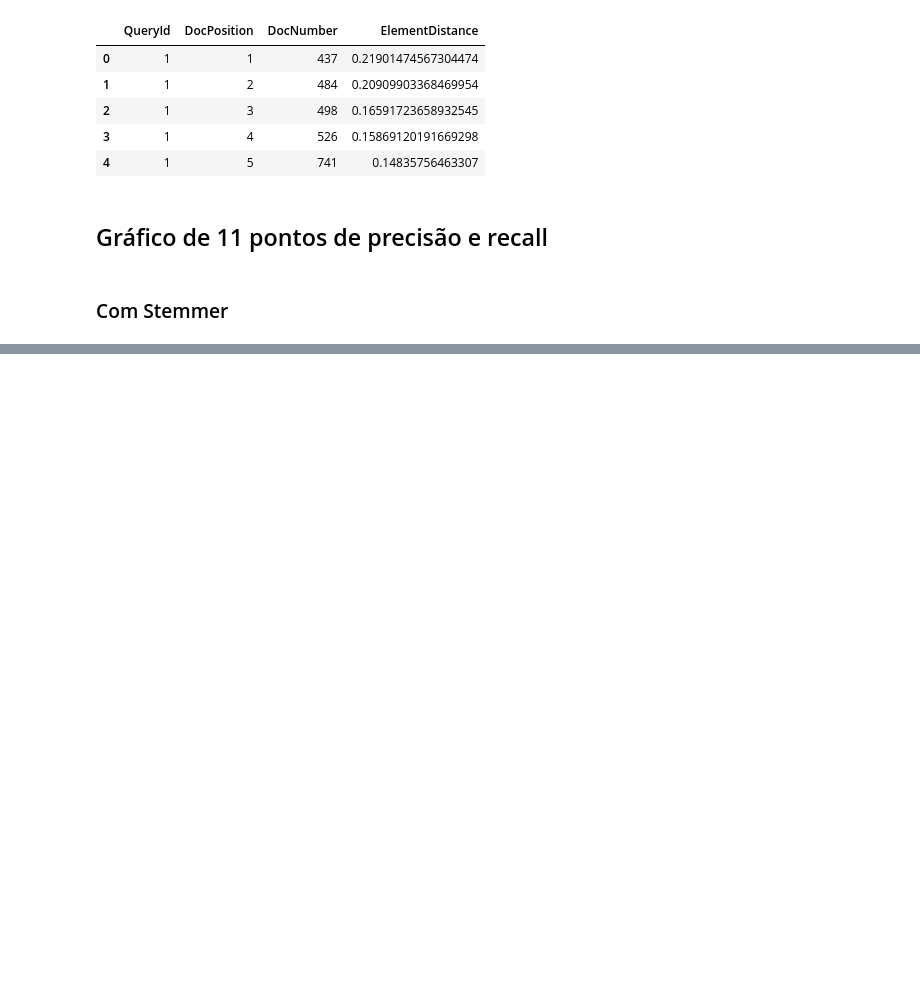
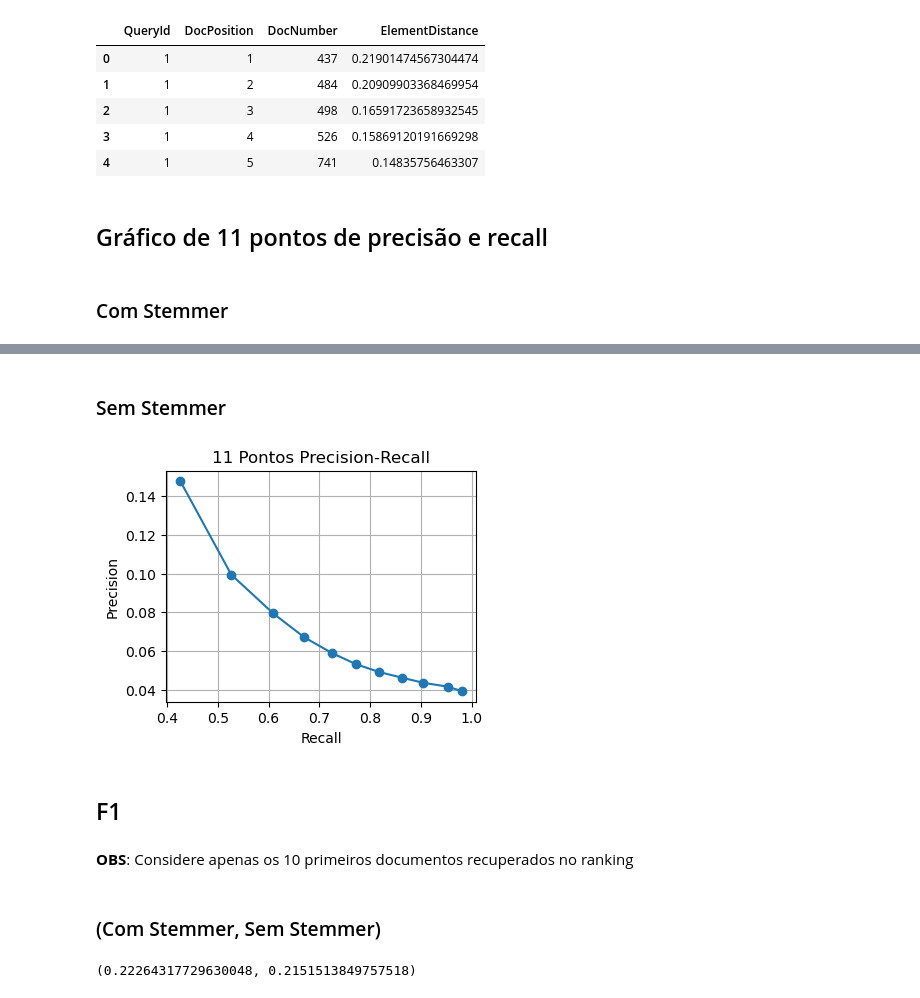
Before and after one commit to naygomes/busca-e-mineracao-de-texto, a Jupyter notebook: task1/src/evaluator.ipynb, the cells around one changed output, grey strips where cells are left out. Cells and saved outputs as stored; diff of their text form; code cells hidden in the pictures; blank space fills up the shorter version.

```diff
--- a/task1/src/evaluator.ipynb
+++ b/task1/src/evaluator.ipynb
@@ -114,0 +115,10 @@ generate_precision_recall(11, df_stem, df_esperados, '../avalia/11pontos-stemmer
+# %% [markdown]
+### Sem Stemmer
+# %%
+generate_precision_recall(11, df_nostem, df_esperados, '../avalia/11pontos-nostemmer-1.csv', '../avalia/11pontos-nostemmer')
+# %% [output]
+[figure, added]
+# %% [markdown]
+## F1
+# %% [markdown]
+**OBS**: Considere apenas os 10 primeiros documentos recuperados no ranking
@@ -114,0 +157,6 @@ generate_precision_recall(11, df_stem, df_esperados, '../avalia/11pontos-stemmer
+# %% [markdown]
+### (Com Stemmer, Sem Stemmer)
+# %%
+calculate_f1(df_stem, df_esperados), calculate_f1(df_nostem, df_esperados)
+# %% [output]
+(0.22264317729630048, 0.2151513849757518)
```
Also changed, not shown: parts of 11 cells of this notebook, 5 other files.
